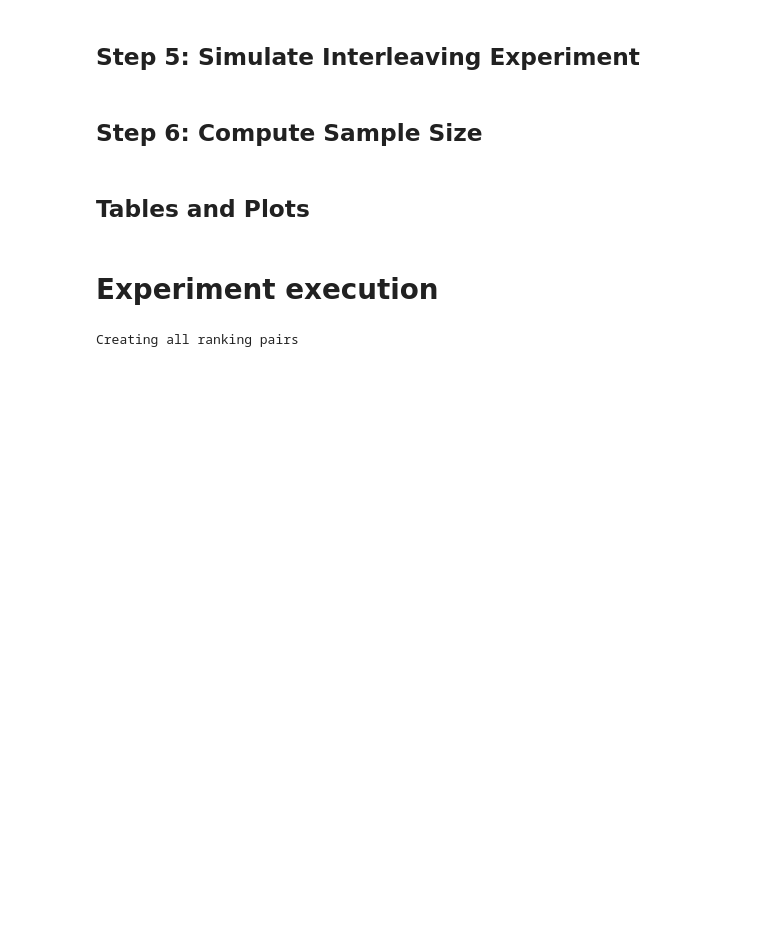
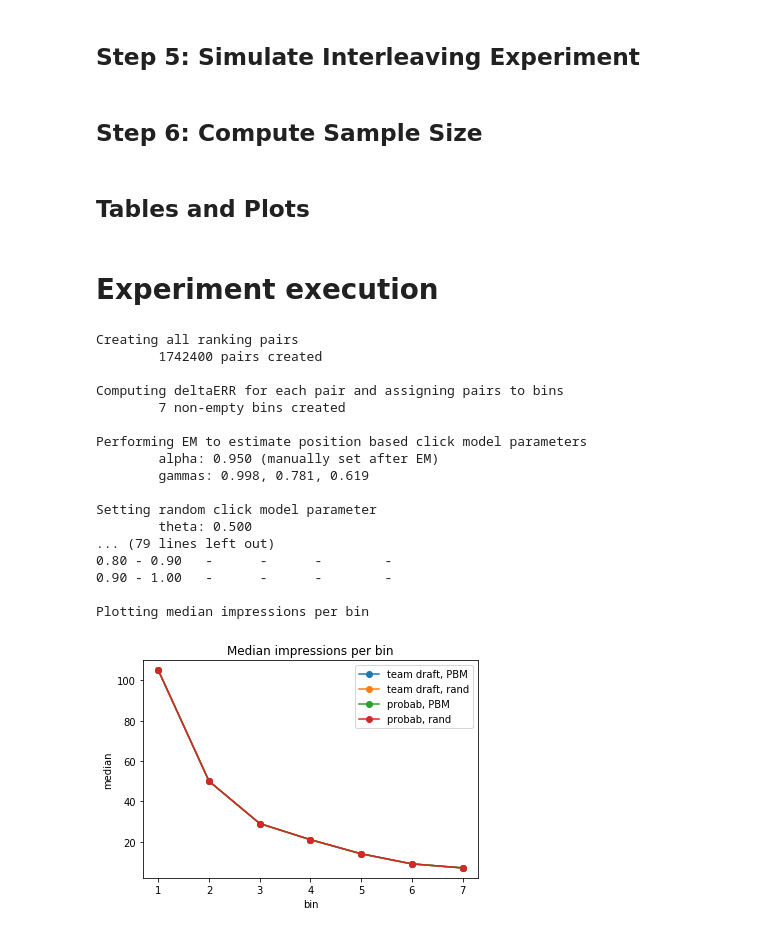
Before and after one commit to ozzypossie/IR_programming_partB, a Jupyter notebook: MyCode.ipynb, the cells around one changed output. Drawn from its saved outputs; the diff is of its cells as text; code cells hidden in the pictures; blank space fills up the shorter version.

```diff
--- a/MyCode.ipynb
+++ b/MyCode.ipynb
@@ -456,7 +456,7 @@ def plot_medians(td_pb, td_rn, pr_pb, pr_rn):
         "probab, rand": pr_rn}
 
     for name in data_dict.keys():
-        medians = [row[1] for row in results_td_pb]
+        medians = [row[1] for row in data_dict[name]]
         plt.plot([x+1 for x in range(10)],medians, "o-", label=name)
 
     plt.legend()
@@ -487,7 +487,7 @@ print("Setting random click model parameter")
 theta = 0.5
 print("\ttheta: {:.3f}\n".format(theta))
 
-k = 1
+k = 50
 print("Starting online experiments with k={}".format(k))
 
 # Experiment 1: team draft interleaving, position-based click model
@@ -524,31 +524,48 @@ results_pr_pb = run_interleaving_experiment(deltaERRs,
                                     alpha, gamma, theta, k)
 
 # Experiment 4: probabilistic interleaving, random click model
 estimator = estimate_win_proportion_marginalised
 interleaver = pr_interleave
 clicker = produce_clicks_random
 print("\nRunning experiment 4: probabilistic interleaving & random click model")
 results_pr_rn = run_interleaving_experiment(deltaERRs,
                                     estimator,
                                     interleaver,
                                     clicker,
                                     alpha, gamma, theta, k)
 
 print("Showing results\n\n")
 
 print("Experiment 1: team draft interleaving & position-based click model")
 print(results_table(results_td_pb))
 
 print("Experiment 2: team draft interleaving & random click model")
 print(results_table(results_td_rn))
 
 print("Experiment 3: probabilistic interleaving & position-based click model")
 print(results_table(results_pr_pb))
 
-print("Experiment 4: probabilistic interleaving & random click model")
+print("Experiment 4: probabilistic interleaving & random cl ick model")
 print(results_table(results_pr_rn))
 
 print("\nPlotting median impressions per bin")
 plot_medians(results_td_pb, results_td_rn, results_pr_pb, results_pr_rn)
 # %% [output]
 Creating all ranking pairs
+        1742400 pairs created
+
+Computing deltaERR for each pair and assigning pairs to bins
+        7 non-empty bins created
+
+Performing EM to estimate position based click model parameters
+        alpha: 0.950 (manually set after EM)
+        gammas: 0.998, 0.781, 0.619
+
+Setting random click model parameter
+        theta: 0.500
+... (79 lines left out)
+0.80 - 0.90   -      -      -        -
+0.90 - 1.00   -      -      -        -
+
+Plotting median impressions per bin
+[figure, added]
```
Also changed, not shown: parts of 1 cell of this notebook.
